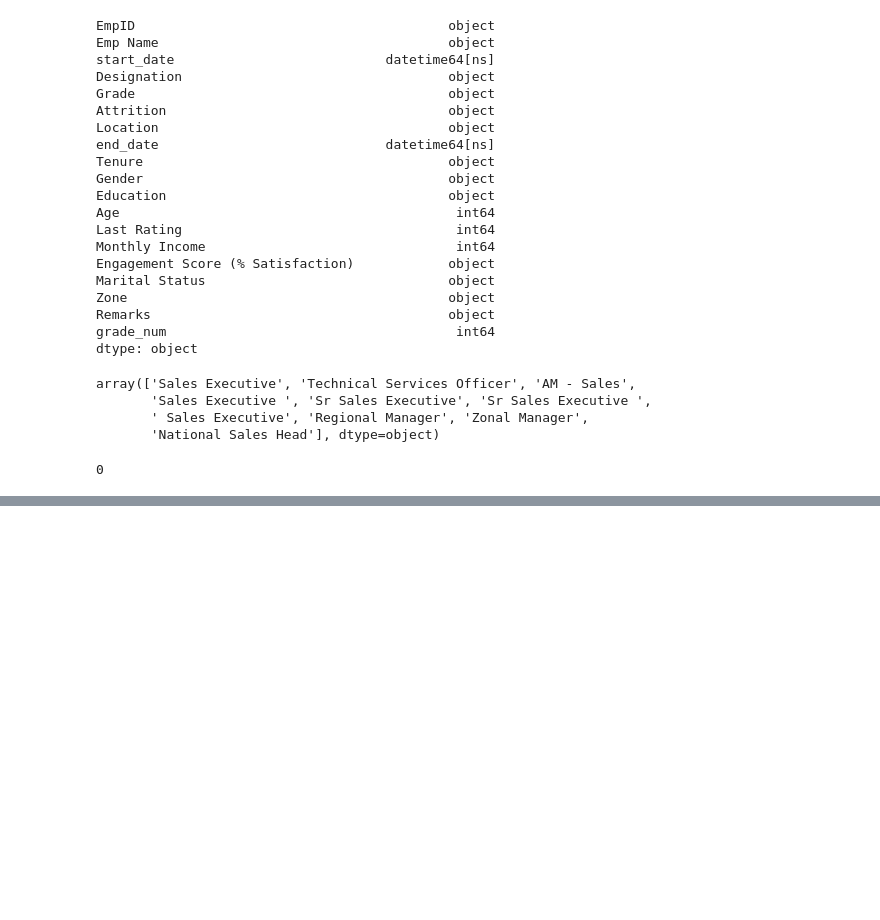
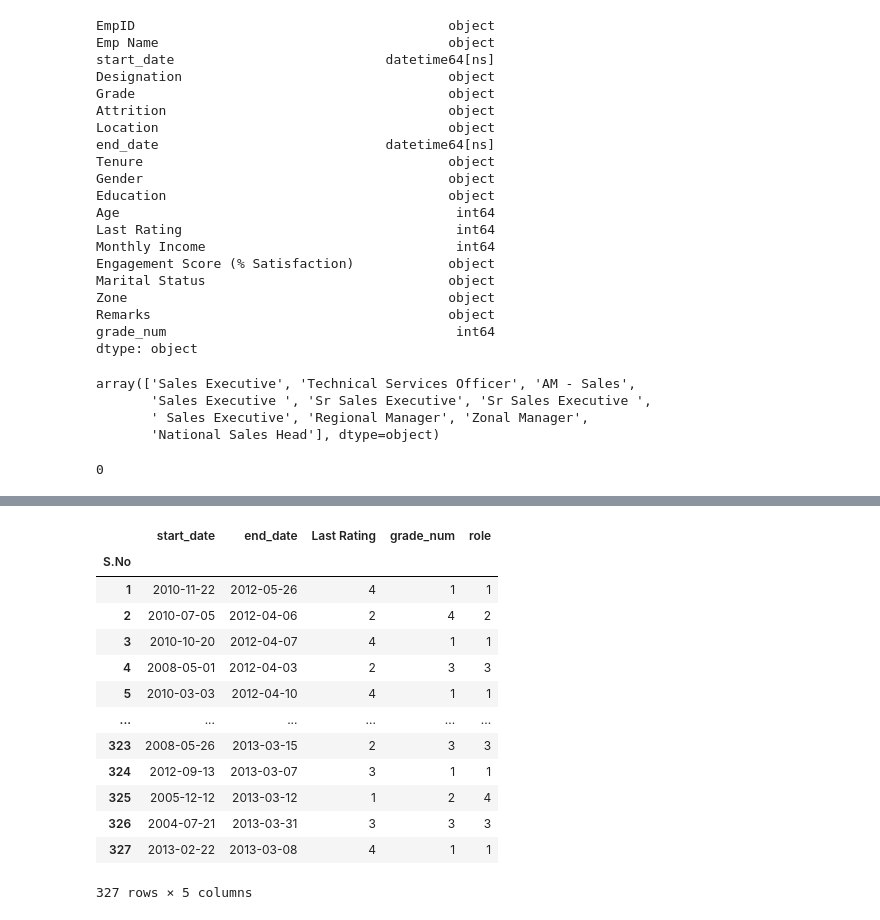
Before and after one commit to rbrox/Summer_School_2023, a Jupyter notebook: Task_1/explore.ipynb, the cells around one changed output, grey strips where cells are left out. Cells and saved outputs as stored; diff of their text form; code cells hidden in the pictures; blank space fills up the shorter version.

```diff
--- a/Task_1/explore.ipynb
+++ b/Task_1/explore.ipynb
@@ -177,0 +237,21 @@ role_mapping = {
+# %%
+
+columns_to_select = ['start_date', 'end_date', 'Last Rating', 'grade_num', 'role']
+
+data_clean = data_frame[columns_to_select].copy()
+data_clean
+# %% [output]
+|  | start_date | end_date | Last Rating | grade_num | role |
+| S.No |  |  |  |  |  |
+| 1 | 2010-11-22 | 2012-05-26 | 4 | 1 | 1 |
+| 2 | 2010-07-05 | 2012-04-06 | 2 | 4 | 2 |
+| 3 | 2010-10-20 | 2012-04-07 | 4 | 1 | 1 |
+| 4 | 2008-05-01 | 2012-04-03 | 2 | 3 | 3 |
+| 5 | 2010-03-03 | 2012-04-10 | 4 | 1 | 1 |
+| ... | ... | ... | ... | ... | ... |
+| 323 | 2008-05-26 | 2013-03-15 | 2 | 3 | 3 |
+| 324 | 2012-09-13 | 2013-03-07 | 3 | 1 | 1 |
+| 325 | 2005-12-12 | 2013-03-12 | 1 | 2 | 4 |
+| 326 | 2004-07-21 | 2013-03-31 | 3 | 3 | 3 |
+| 327 | 2013-02-22 | 2013-03-08 | 4 | 1 | 1 |
+327 rows × 5 columns
```
Also changed, not shown: parts of 5 cells of this notebook.
